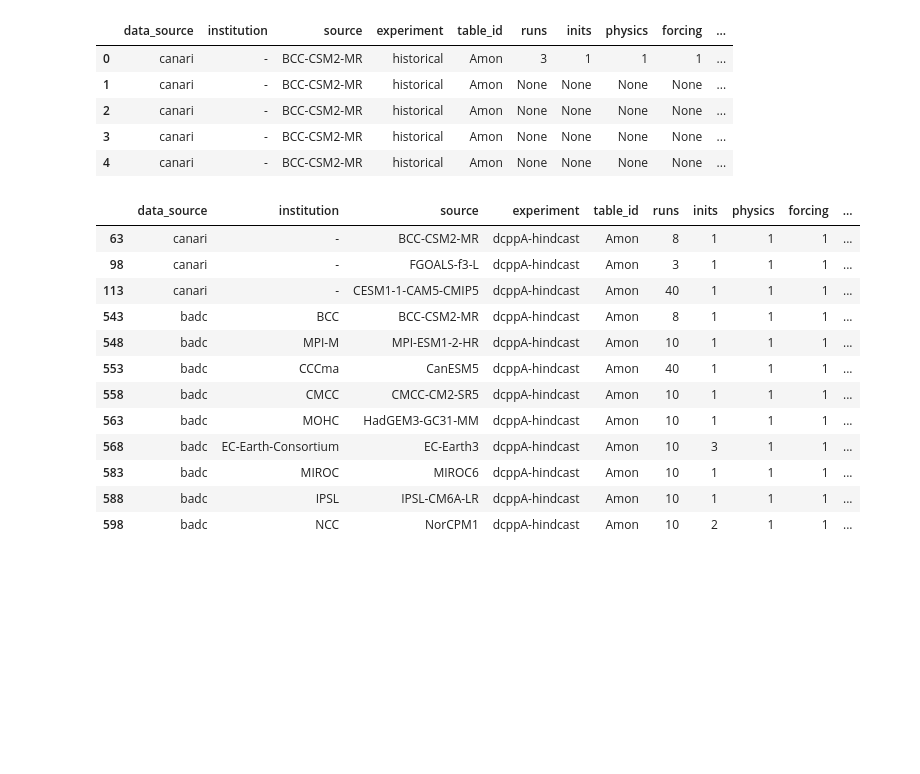
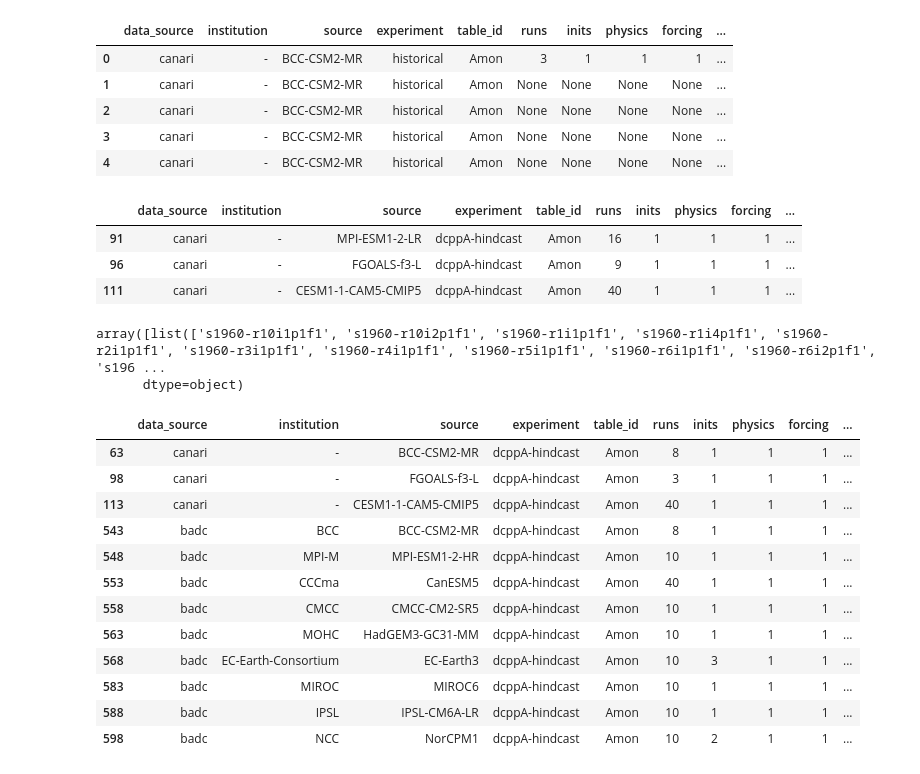
Before and after one commit to benhutchmet/model-characteristics, a Jupyter notebook: model_charac.ipynb, the cells around one changed output. Drawn from its saved outputs; the diff is of its cells as text; code cells hidden in the pictures; blank space fills up the shorter version.

```diff
--- a/model_charac.ipynb
+++ b/model_charac.ipynb
@@ -338,19 +328,33 @@ df.head()
 | 4 | canari | - | BCC-CSM2-MR | historical | Amon | None | None | None | None | ... |
 # %%
 # get df psl
-df_psl = df.loc[(df['variable'] == 'rsds') & (df['experiment'] == 'dcppA-hindcast') & (df['table_id'] == 'Amon') & (df['no_members'] != 0)]
+df_psl = df.loc[(df['variable'] == 'tas') & (df['experiment'] == 'dcppA-hindcast') & (df['table_id'] == 'Amon') & (df['no_members'] != 0) & (df['data_source'] == 'canari')]
 df_psl
 # %% [output]
 |  | data_source | institution | source | experiment | table_id | runs | inits | physics | forcing | ... |
-| 63 | canari | - | BCC-CSM2-MR | dcppA-hindcast | Amon | 8 | 1 | 1 | 1 | ... |
-| 98 | canari | - | FGOALS-f3-L | dcppA-hindcast | Amon | 3 | 1 | 1 | 1 | ... |
-| 113 | canari | - | CESM1-1-CAM5-CMIP5 | dcppA-hindcast | Amon | 40 | 1 | 1 | 1 | ... |
-| 543 | badc | BCC | BCC-CSM2-MR | dcppA-hindcast | Amon | 8 | 1 | 1 | 1 | ... |
-| 548 | badc | MPI-M | MPI-ESM1-2-HR | dcppA-hindcast | Amon | 10 | 1 | 1 | 1 | ... |
-| 553 | badc | CCCma | CanESM5 | dcppA-hindcast | Amon | 40 | 1 | 1 | 1 | ... |
-| 558 | badc | CMCC | CMCC-CM2-SR5 | dcppA-hindcast | Amon | 10 | 1 | 1 | 1 | ... |
-| 563 | badc | MOHC | HadGEM3-GC31-MM | dcppA-hindcast | Amon | 10 | 1 | 1 | 1 | ... |
-| 568 | badc | EC-Earth-Consortium | EC-Earth3 | dcppA-hindcast | Amon | 10 | 3 | 1 | 1 | ... |
-| 583 | badc | MIROC | MIROC6 | dcppA-hindcast | Amon | 10 | 1 | 1 | 1 | ... |
-| 588 | badc | IPSL | IPSL-CM6A-LR | dcppA-hindcast | Amon | 10 | 1 | 1 | 1 | ... |
-| 598 | badc | NCC | NorCPM1 | dcppA-hindcast | Amon | 10 | 2 | 1 | 1 | ... |
+| 91 | canari | - | MPI-ESM1-2-LR | dcppA-hindcast | Amon | 16 | 1 | 1 | 1 | ... |
+| 96 | canari | - | FGOALS-f3-L | dcppA-hindcast | Amon | 9 | 1 | 1 | 1 | ... |
+| 111 | canari | - | CESM1-1-CAM5-CMIP5 | dcppA-hindcast | Amon | 40 | 1 | 1 | 1 | ... |
+# %%
+df_psl_EC = df_psl.loc[(df['source'] == "EC-Earth3")]
+df_psl_EC['members_list'].values
+# %% [output]
+array([list(['s1960-r10i1p1f1', 's1960-r10i2p1f1', 's1960-r1i1p1f1', 's1960-r1i4p1f1', 's1960-r2i1p1f1', 's1960-r3i1p1f1', 's1960-r4i1p1f1', 's1960-r5i1p1f1', 's1960-r6i1p1f1', 's1960-r6i2p1f1', 's196 ...
+      dtype=object)
+# %%
+df_rsds = df.loc[(df['variable'] == 'rsds') & (df['experiment'] == 'dcppA-hindcast') & (df['table_id'] == 'Amon') & (df['no_members'] != 0)]
+df_rsds
+# %% [output]
+|  | data_source | institution | source | experiment | table_id | runs | inits | physics | forcing | ... |
+| 63 | canari | - | BCC-CSM2-MR | dcppA-hindcast | Amon | 8 | 1 | 1 | 1 | ... |
+| 98 | canari | - | FGOALS-f3-L | dcppA-hindcast | Amon | 3 | 1 | 1 | 1 | ... |
+| 113 | canari | - | CESM1-1-CAM5-CMIP5 | dcppA-hindcast | Amon | 40 | 1 | 1 | 1 | ... |
+| 543 | badc | BCC | BCC-CSM2-MR | dcppA-hindcast | Amon | 8 | 1 | 1 | 1 | ... |
+| 548 | badc | MPI-M | MPI-ESM1-2-HR | dcppA-hindcast | Amon | 10 | 1 | 1 | 1 | ... |
+| 553 | badc | CCCma | CanESM5 | dcppA-hindcast | Amon | 40 | 1 | 1 | 1 | ... |
+| 558 | badc | CMCC | CMCC-CM2-SR5 | dcppA-hindcast | Amon | 10 | 1 | 1 | 1 | ... |
+| 563 | badc | MOHC | HadGEM3-GC31-MM | dcppA-hindcast | Amon | 10 | 1 | 1 | 1 | ... |
+| 568 | badc | EC-Earth-Consortium | EC-Earth3 | dcppA-hindcast | Amon | 10 | 3 | 1 | 1 | ... |
+| 583 | badc | MIROC | MIROC6 | dcppA-hindcast | Amon | 10 | 1 | 1 | 1 | ... |
+| 588 | badc | IPSL | IPSL-CM6A-LR | dcppA-hindcast | Amon | 10 | 1 | 1 | 1 | ... |
+| 598 | badc | NCC | NorCPM1 | dcppA-hindcast | Amon | 10 | 2 | 1 | 1 | ... |
```
Also changed, not shown: parts of 2 cells of this notebook.
